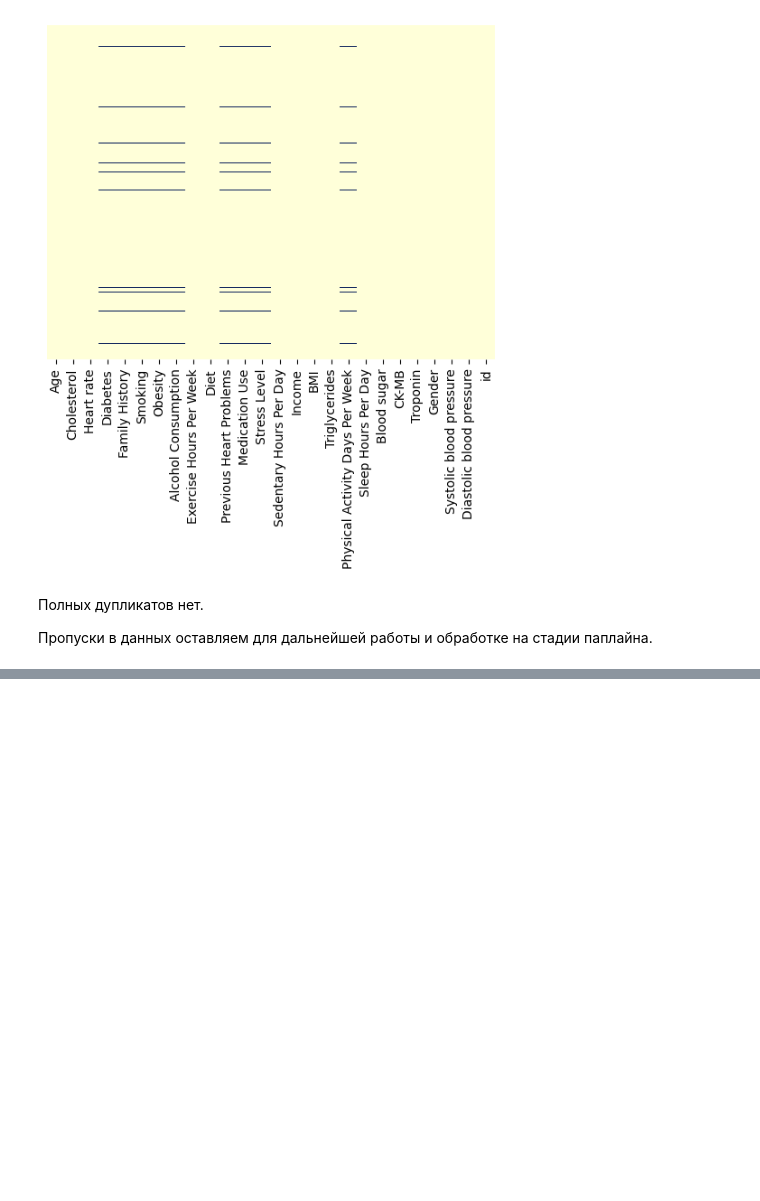
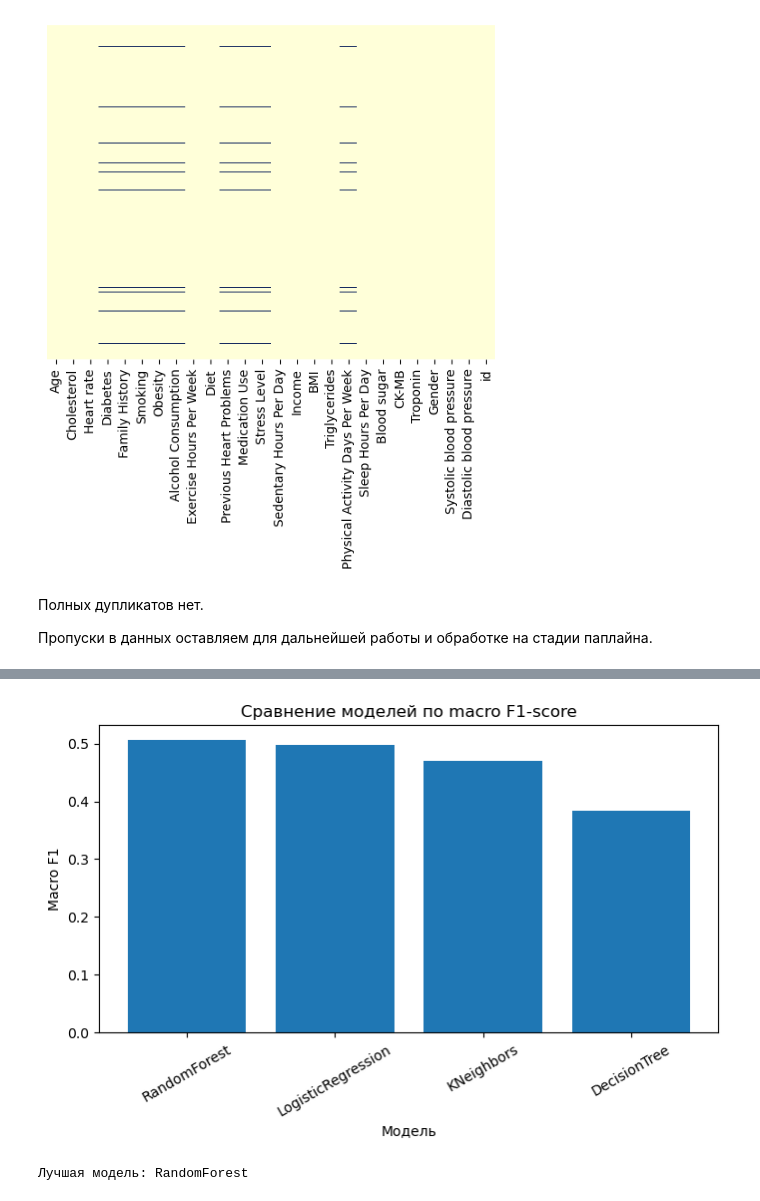
Before and after one commit to sandyclawz/hearth_attacks, a Jupyter notebook: notebooks/heart_attacks.ipynb, the cells around one changed output, grey strips where cells are left out. Saved outputs shown, nothing was run; the diff lists cells and outputs as text; code cells hidden in the pictures; blank space fills up the shorter version.

```diff
--- a/notebooks/heart_attacks.ipynb
+++ b/notebooks/heart_attacks.ipynb
@@ -343,0 +707,8 @@ display(types_report)
+# %%
+X, y = processor.split_features_target(train)
+X_test, test_ids = processor.prepare_test(test)
+
+num_cols, cat_cols = processor.get_column_groups(X)
+
+print("Числовые признаки:", num_cols)
+print("Категориальные признаки:", cat_cols)
@@ -353,0 +799,15 @@ display(types_report)
+# %%
+pipeline_builder = PipelineBuilder(num_cols, cat_cols)
+metric_evaluator = MetricEvaluator()
+model_factory = ModelFactory()
+
+models = model_factory.get_models()
+
+trainer = ModelTrainer(
+    pipeline_builder=pipeline_builder,
+    metric_evaluator=metric_evaluator
+)
+
+results_df, trained_models = trainer.train_models(X, y, models)
+
+display(results_df)
@@ -353,0 +847,17 @@ display(types_report)
+# %%
+plt.figure(figsize=(8, 4))
+plt.bar(results_df["model"], results_df["macro_f1"])
+plt.title("Сравнение моделей по macro F1-score")
+plt.xlabel("Модель")
+plt.ylabel("Macro F1")
+plt.xticks(rotation=30)
+plt.show()
+# %% [output]
+[figure, added]
+# %%
+best_model_name = results_df.iloc[0]["model"]
+best_model = trained_models[best_model_name]
+
+print("Лучшая модель:", best_model_name)
+# %% [output]
+Лучшая модель: RandomForest
```
Also changed, not shown: parts of 40 cells of this notebook, 12 other files.
